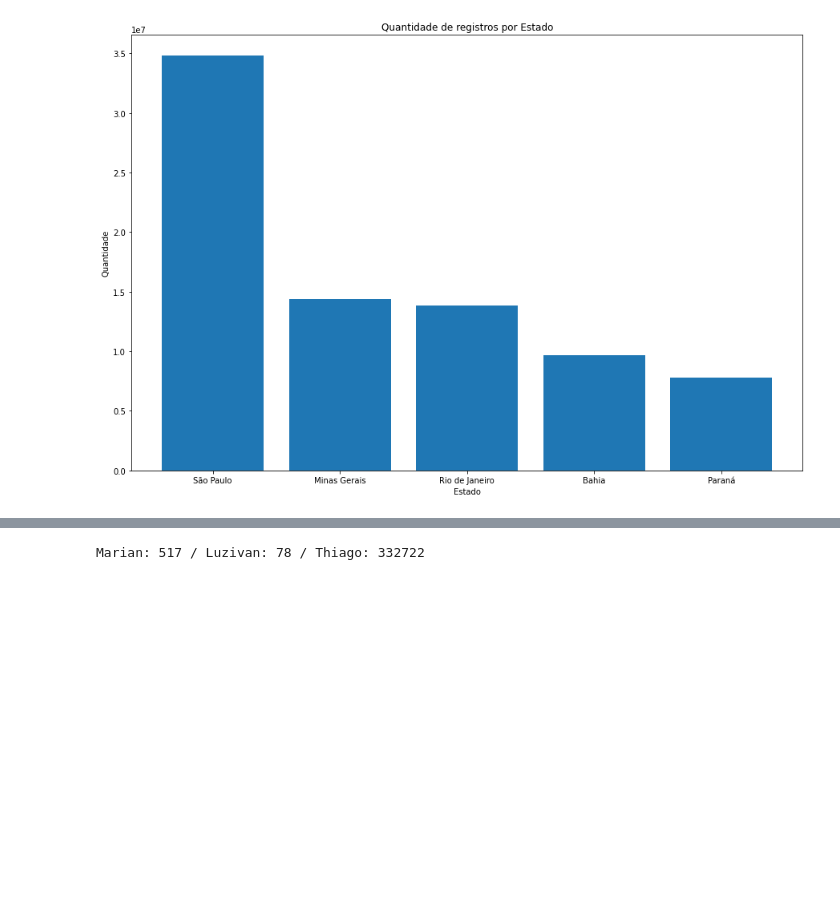
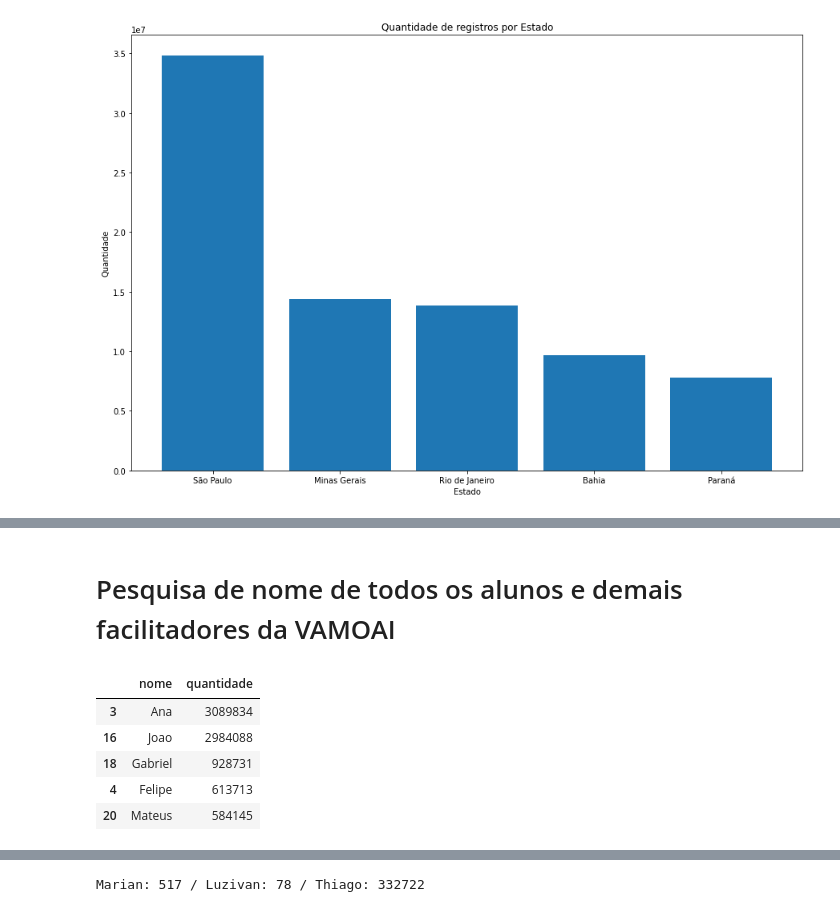
Before and after one commit to tsffarias/ibge-nomes-brasil, a Jupyter notebook: Projeto_Módulo_4.ipynb, the cells around one changed output, grey strips where cells are left out. Drawn from its saved outputs; the diff is of its cells as text; code cells hidden in the pictures; blank space fills up the shorter version.

```diff
--- a/Projeto_Módulo_4.ipynb
+++ b/Projeto_Módulo_4.ipynb
@@ -362,0 +405,47 @@ plt.show()
+# %% [markdown]
+# Pesquisa de nome de todos os alunos e demais facilitadores da VAMOAI
+# %%
+#TOP 5 DE ALUNOS COM NOMES MAIS COMUNS NA VAMOAI
+nomes_sala = pd.DataFrame(columns=['nome', 'quantidade'])
+nomes_sala = nomes_sala.append({'nome' : 'Marian', 'quantidade' : dataset_nomes_brasil.groupby('nome').qtde_nascimentos_ate_2010.sum()['Marian']}, ignore_index=True)
+nomes_sala = nomes_sala.append({'nome' : 'Luzivan', 'quantidade' : dataset_nomes_brasil.groupby('nome').qtde_nascimentos_ate_2010.sum()['Luzivan']}, ignore_index=True)
+nomes_sala = nomes_sala.append({'nome' : 'Thiago', 'quantidade' : dataset_nomes_brasil.groupby('nome').qtde_nascimentos_ate_2010.sum()['Thiago']}, ignore_index=True)
+nomes_sala = nomes_sala.append({'nome' : 'Ana', 'quantidade' : dataset_nomes_brasil.groupby('nome').qtde_nascimentos_ate_2010.sum()['Ana']}, ignore_index=True)
+nomes_sala = nomes_sala.append({'nome' : 'Felipe', 'quantidade' : dataset_nomes_brasil.groupby('nome').qtde_nascimentos_ate_2010.sum()['Felipe']}, ignore_index=True)
+nomes_sala = nomes_sala.append({'nome' : 'Nathan', 'quantidade' : dataset_nomes_brasil.groupby('nome').qtde_nascimentos_ate_2010.sum()['Nathan']}, ignore_index=True)
+nomes_sala = nomes_sala.append({'nome' : 'Michelle', 'quantidade' : dataset_nomes_brasil.groupby('nome').qtde_nascimentos_ate_2010.sum()['Michelle']}, ignore_index=True)
+nomes_sala = nomes_sala.append({'nome' : 'Caroline', 'quantidade' : dataset_nomes_brasil.groupby('nome').qtde_nascimentos_ate_2010.sum()['Caroline']}, ignore_index=True)
+nomes_sala = nomes_sala.append({'nome' : 'Ramon', 'quantidade' : dataset_nomes_brasil.groupby('nome').qtde_nascimentos_ate_2010.sum()['Ramon']}, ignore_index=True)
+nomes_sala = nomes_sala.append({'nome' : 'Demetrio', 'quantidade' : dataset_nomes_brasil.groupby('nome').qtde_nascimentos_ate_2010.sum()['Demetrio']}, ignore_index=True)
+nomes_sala = nomes_sala.append({'nome' : 'Diego', 'quantidade' : dataset_nomes_brasil.groupby('nome').qtde_nascimentos_ate_2010.sum()['Diego']}, ignore_index=True)
+nomes_sala = nomes_sala.append({'nome' : 'Gabriela', 'quantidade' : dataset_nomes_brasil.groupby('nome').qtde_nascimentos_ate_2010.sum()['Gabriela']}, ignore_index=True)
+nomes_sala = nomes_sala.append({'nome' : 'Gisele', 'quantidade' : dataset_nomes_brasil.groupby('nome').qtde_nascimentos_ate_2010.sum()['Gisele']}, ignore_index=True)
+nomes_sala = nomes_sala.append({'nome' : 'Isabela', 'quantidade' : dataset_nomes_brasil.groupby('nome').qtde_nascimentos_ate_2010.sum()['Isabela']}, ignore_index=True)
+nomes_sala = nomes_sala.append({'nome' : 'Jefferson', 'quantidade' : dataset_nomes_brasil.groupby('nome').qtde_nascimentos_ate_2010.sum()['Jefferson']}, ignore_index=True)
+nomes_sala = nomes_sala.append({'nome' : 'Jennifer', 'quantidade' : dataset_nomes_brasil.groupby('nome').qtde_nascimentos_ate_2010.sum()['Jennifer']}, ignore_index=True)
+nomes_sala = nomes_sala.append({'nome' : 'Joao', 'quantidade' : dataset_nomes_brasil.groupby('nome').qtde_nascimentos_ate_2010.sum()['Joao']}, ignore_index=True)
+nomes_sala = nomes_sala.append({'nome' : 'Juliana', 'quantidade' : dataset_nomes_brasil.groupby('nome').qtde_nascimentos_ate_2010.sum()['Juliana']}, ignore_index=True)
+nomes_sala = nomes_sala.append({'nome' : 'Gabriel', 'quantidade' : dataset_nomes_brasil.groupby('nome').qtde_nascimentos_ate_2010.sum()['Gabriel']}, ignore_index=True)
+nomes_sala = nomes_sala.append({'nome' : 'Maressa', 'quantidade' : dataset_nomes_brasil.groupby('nome').qtde_nascimentos_ate_2010.sum()['Maressa']}, ignore_index=True)
+nomes_sala = nomes_sala.append({'nome' : 'Mateus', 'quantidade' : dataset_nomes_brasil.groupby('nome').qtde_nascimentos_ate_2010.sum()['Mateus']}, ignore_index=True)
+nomes_sala = nomes_sala.append({'nome' : 'Natalia', 'quantidade' : dataset_nomes_brasil.groupby('nome').qtde_nascimentos_ate_2010.sum()['Natalia']}, ignore_index=True)
+nomes_sala = nomes_sala.append({'nome' : 'Olavo', 'quantidade' : dataset_nomes_brasil.groupby('nome').qtde_nascimentos_ate_2010.sum()['Olavo']}, ignore_index=True)
+nomes_sala = nomes_sala.append({'nome' : 'Victor', 'quantidade' : dataset_nomes_brasil.groupby('nome').qtde_nascimentos_ate_2010.sum()['Victor']}, ignore_index=True)
+nomes_sala = nomes_sala.append({'nome' : 'Vithor', 'quantidade' : dataset_nomes_brasil.groupby('nome').qtde_nascimentos_ate_2010.sum()['Vithor']}, ignore_index=True)
+nomes_sala = nomes_sala.append({'nome' : 'Ludmila', 'quantidade' : dataset_nomes_brasil.groupby('nome').qtde_nascimentos_ate_2010.sum()['Ludmila']}, ignore_index=True)
+nomes_sala = nomes_sala.append({'nome' : 'Aline', 'quantidade' : dataset_nomes_brasil.groupby('nome').qtde_nascimentos_ate_2010.sum()['Aline']}, ignore_index=True)
+nomes_sala = nomes_sala.append({'nome' : 'Natascha', 'quantidade' : dataset_nomes_brasil.groupby('nome').qtde_nascimentos_ate_2010.sum()['Natascha']}, ignore_index=True)
+nomes_sala = nomes_sala.append({'nome' : 'Patryck', 'quantidade' : dataset_nomes_brasil.groupby('nome').qtde_nascimentos_ate_2010.sum()['Patryck']}, ignore_index=True)
+nomes_sala = nomes_sala.append({'nome' : 'Inaja', 'quantidade' : dataset_nomes_brasil.groupby('nome').qtde_nascimentos_ate_2010.sum()['Inaja']}, ignore_index=True)
+nomes_sala = nomes_sala.append({'nome' : 'Dayson', 'quantidade' : dataset_nomes_brasil.groupby('nome').qtde_nascimentos_ate_2010.sum()['Dayson']}, ignore_index=True)
+#nomes_sala = nomes_sala.append({'nome' : 'Jheysson' , 'quantidade' : dataset_nomes_brasil.groupby('nome').qtde_nascimentos_ate_2010.sum()['Jheysson']}, ignore_index=True)
+
+nomes_sala= nomes_sala.sort_values(ascending=False, by='quantidade')
+nomes_sala.head()
+# %% [output]
+|  | nome | quantidade |
+| 3 | Ana | 3089834 |
+| 16 | Joao | 2984088 |
+| 18 | Gabriel | 928731 |
+| 4 | Felipe | 613713 |
+| 20 | Mateus | 584145 |
```
Also changed, not shown: parts of 14 cells of this notebook.
